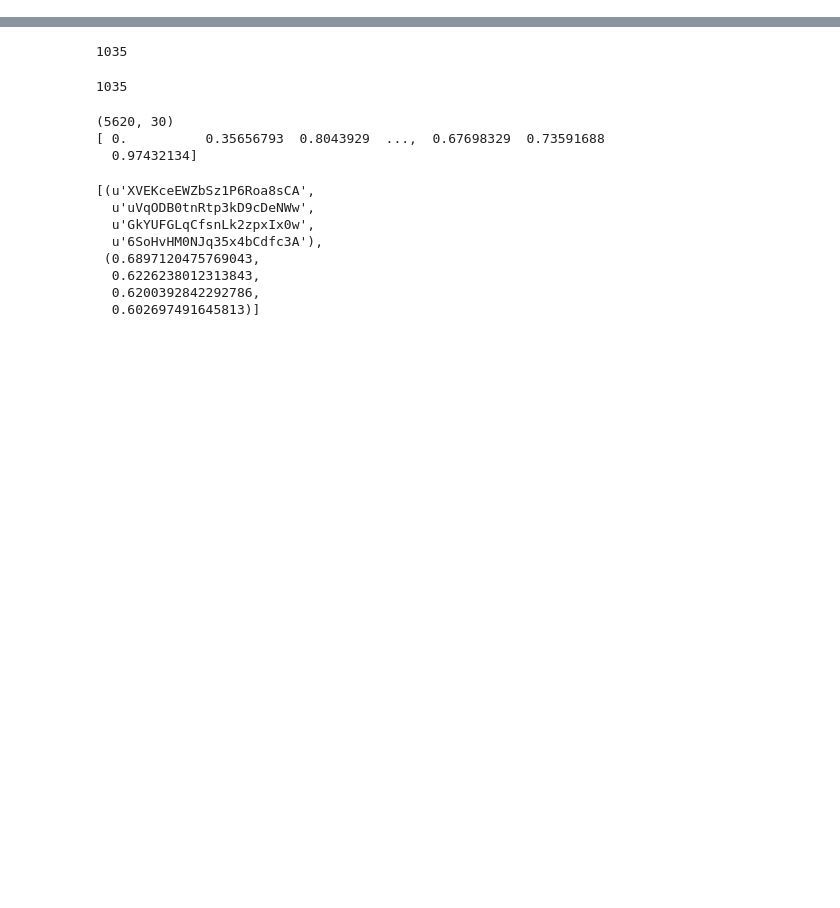
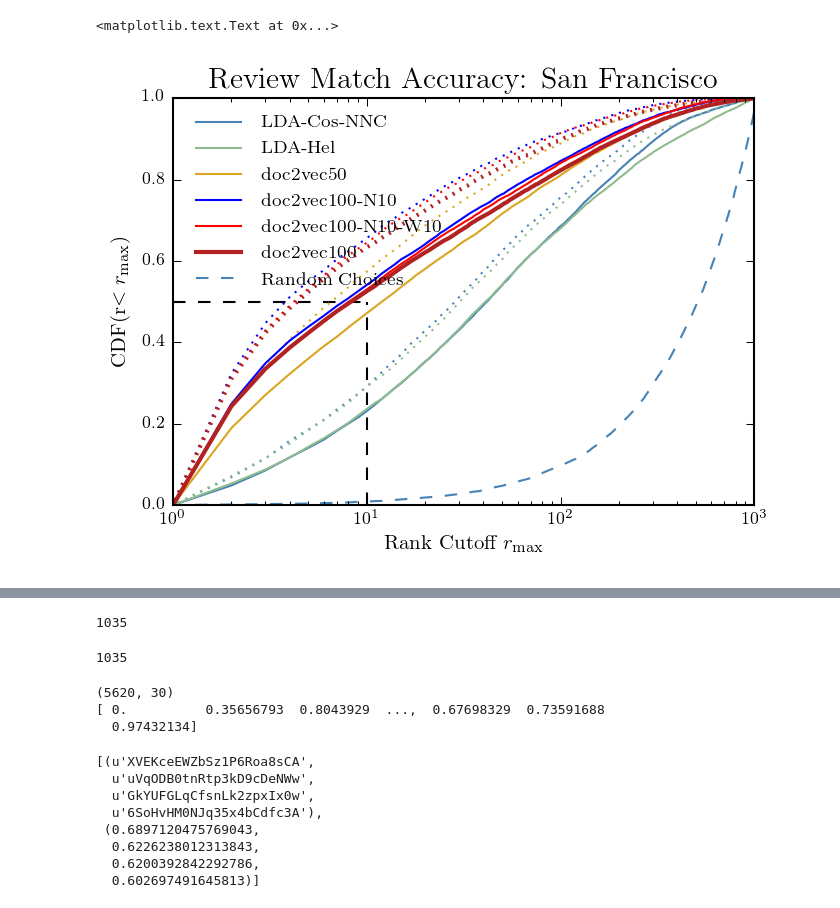
Before and after one commit to erccarls/vectorsearch, a Jupyter notebook: notebooks/08 - Validation.ipynb, the cells around one changed output, grey strips where cells are left out. Drawn from its saved outputs; the diff is of its cells as text; code cells hidden in the pictures; blank space fills up the shorter version.

```diff
--- a/notebooks/08 - Validation.ipynb
+++ b/notebooks/08 - Validation.ipynb
@@ -130 +165,77 @@ with open('../output/validation_results_doc2vec_100_SF_withChunk.pickle', 'wb')
 TRAIN SET DONE
+# %%
+import pickle
+from collections import OrderedDict
+result_sets = OrderedDict(
+    (('LDA-Cos-NNC', pickle.load(open('../output/validation_results_LDA_SF_noChunk.pickle', 'rb'))),
+   #('LDA+NC Cos', pickle.load(open('../output/validation_results_LDA_SF_withChunk.pickle', 'rb'))),
+   ('LDA-Hel', pickle.load(open('../output/validation_results_LDA_SF_withChunk_Hel.pickle', 'rb'))),
+   ('doc2vec50', pickle.load(open('../output/validation_results_doc2vec_50_SF_withChunk.pickle', 'rb'))),
+    ('doc2vec100-N10', pickle.load(open('../output/validation_results_doc2vec_100_neg10_win_6_SF_withChunk.pickle', 'rb'))),
+    ('doc2vec100-N10-W10', pickle.load(open('../output/validation_results_doc2vec_100_neg10_win_10_SF_withChunk.pickle', 'rb'))),
+   ('doc2vec100', pickle.load(open('../output/validation_results_doc2vec_100_SF_withChunk.pickle', 'rb')))))
+
+
+
+# ranks_train = np.array(train_results[1])
+# n_businesses = len(train_results[0])
+# doc_lengths_train = np.array(train_results[2])
+
+
+def GetCDFDocLength(min_length):
+    ranks_tmp = ranks[doc_lengths>min_length]
+    CDF = np.array([np.sum(ranks_tmp<i) for i in range(n_businesses)])/float(len(ranks_tmp))
+    return CDF
+
+
+colors={'LDA-Cos-NNC':'steelblue',
+        'LDA-Hel':'darkseagreen',
+        'doc2vec50':'goldenrod',
+        'doc2vec100':'firebrick',
+        'doc2vec100-N10':'blue',
+        'doc2vec100-N10-W10':'red'}
+
+for key, result_set in result_sets.items():
+    ranks = np.array(result_set['test_results'][1])
+    n_businesses = len(result_set['test_results'][0])
+    doc_lengths = np.array(result_set['test_results'][2])
+    print "Num NaN's", np.sum(np.isnan(ranks))
+    doc_lengths = doc_lengths[~np.isnan(ranks)]
+    ranks = ranks[~np.isnan(ranks)]
+
+    for min_length in [0,50,]:
+        CDF = GetCDFDocLength(min_length)
+        alpha=1
+        label=key
+        linestyle="-"
+        linewidth=1
+        if min_length==50:
+            alpha=1
+            label=None
+            linestyle=":"
+        if key=='doc2vec100':
+            linewidth=2
+        plt.plot(range(n_businesses),CDF, label=label, color=colors[key], alpha=alpha,
+                 linestyle=linestyle, linewidth=linewidth)
+
+
+#     CDF = np.array([np.sum(ranks_train<i) for i in range(n_businesses)])/float(len(ranks_train))
+#     plt.plot(range(n_businesses), CDF, label=r'LDA Training Set', linestyle=':')
+
+
+
+# Random Choices....
+random_choices = np.random.randint(1, n_businesses, len(ranks))
+CDF = np.array([np.sum(random_choices<i) for i in range(n_businesses)])/float(len(random_choices))
+plt.plot(range(n_businesses), CDF, label='Random Choices', linestyle='--')
+
+plt.vlines(10, 0, .5, alpha=1, linestyle='--' )
+plt.hlines(.5, 1, 1e1, alpha=1, linestyle='--' )
+
+plt.legend(loc=2, frameon=False, handlelength=3)
+plt.xscale('log')
+plt.xlim(1,1e3)
+plt.xlabel(r'Rank Cutoff $r_{\rm max}$')
+plt.ylabel(r'CDF(r$<r_{\rm max}$)')
+plt.title('Review Match Accuracy: San Francisco')
+# %% [output]
@@ -131,3 +248,5 @@ TRAIN SET DONE
+<matplotlib.text.Text at 0x...>
+[figure, added]
 # %%
 import pickle
 from collections import OrderedDict
```
Also changed, not shown: parts of 4 cells of this notebook, 10 other files.
